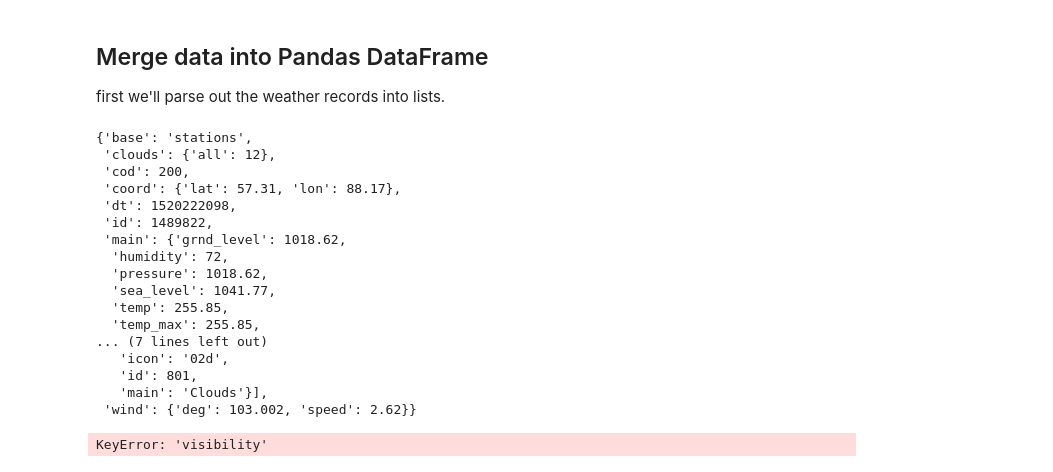
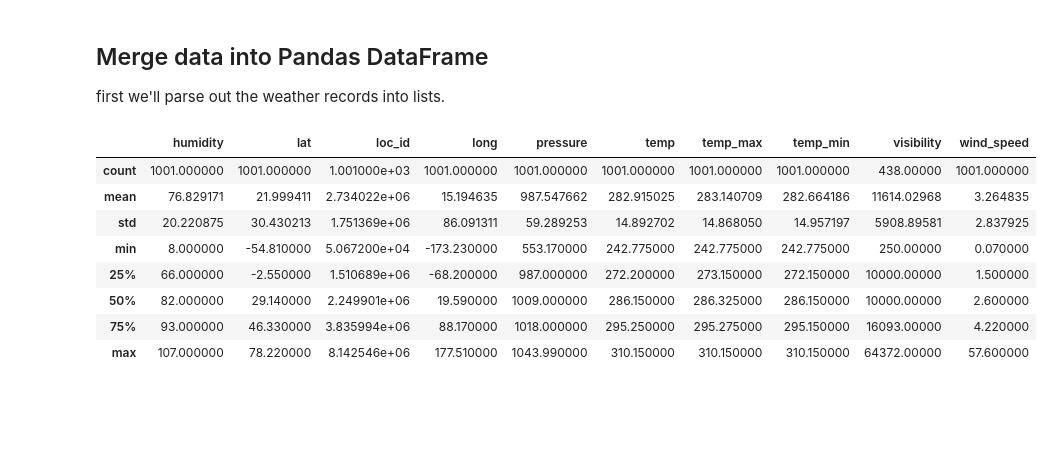
Before and after one commit to coreyclip/WeatherPy, a Jupyter notebook: WeatherPy.ipynb, the cells around one changed output. Saved outputs shown, nothing was run; the diff lists cells and outputs as text; code cells hidden in the pictures; blank space fills up the shorter version.

Commit message:
debugged weather_data.csv

```diff
--- a/WeatherPy.ipynb
+++ b/WeatherPy.ipynb
@@ -117,28 +117,9 @@ associated weather data:
 ## Merge data into Pandas DataFrame
 
 first we'll parse out the weather records into lists.
-# %%
-weather[0]
-# %% [output]
-{'base': 'stations',
- 'clouds': {'all': 12},
- 'cod': 200,
- 'coord': {'lat': 57.31, 'lon': 88.17},
- 'dt': 1520222098,
- 'id': 1489822,
- 'main': {'grnd_level': 1018.62,
-  'humidity': 72,
-  'pressure': 1018.62,
-  'sea_level': 1041.77,
-  'temp': 255.85,
-  'temp_max': 255.85,
-... (7 lines left out)
-   'icon': '02d',
-   'id': 801,
-   'main': 'Clouds'}],
- 'wind': {'deg': 103.002, 'speed': 2.62}}
 # %%
 import pandas as pd
+import numpy as np
 lat = list()
 long = list()
 city_name = list()
@@ -151,6 +132,7 @@ temp_max = list()
 temp_min = list()
 weather_description = list()
 wind_speed = list()
+visibility = list()
 
 for rec in weather:
     lat.append(rec["coord"]['lat'])
@@ -160,31 +142,43 @@ for rec in weather:
     loc_id.append(rec['id'])
     humidity.append(rec['main']['humidity'])
     temp.append(rec['main']['temp'])
+    pressure.append(rec['main']['pressure'])
     temp_max.append(rec['main']['temp_max'])
     temp_min.append(rec['main']['temp_min'])
     try:
         visibility.append(rec['visibility'])
-    except
-    weather_description.append(rec['weather']['description'])
+    except:
+        visibility.append(np.nan)
+    weather_description.append(rec['weather'][0]['description'])
     wind_speed.append(rec['wind']['speed'])
 
 df = pd.DataFrame({
-        'lat':[lat],
-        'long':[long],
-        'city_name':[city_name],
-        'country':[country],
-        'loc_id':[loc_id],
-        'humidity':[humidity],
-        'temp':[temp],
-        'pressure':[pressure],
-        "temp_max":[temp_max],
-        "temp_min":[temp_min],
-        "visibility":[visibility],
-        "weather_description":[weather_description],
-        "wind_speed":[wind_speed]
+        'lat':lat,
+        'long':long,
+        'city_name':city_name,
+        'country':country,
+        'loc_id':loc_id,
+        'humidity':humidity,
+        'temp':temp,
+        'pressure':pressure,
+        "temp_max":temp_max,
+        "temp_min":temp_min,
+        "visibility":visibility,
+        "weather_description":weather_description,
+        "wind_speed":wind_speed
 
 })
 
-df.to_csv('')
+df.to_csv('weather_data.csv')
-# %% [output]
-KeyError: 'visibility'
+# %%
+df.describe()
+# %% [output]
+|  | humidity | lat | loc_id | long | pressure | temp | temp_max | temp_min | visibility | wind_speed |
+| count | 1001.000000 | 1001.000000 | 1.001000e+03 | 1001.000000 | 1001.000000 | 1001.000000 | 1001.000000 | 1001.000000 | 438.00000 | 1001.000000 |
+| mean | 76.829171 | 21.999411 | 2.734022e+06 | 15.194635 | 987.547662 | 282.915025 | 283.140709 | 282.664186 | 11614.02968 | 3.264835 |
+| std | 20.220875 | 30.430213 | 1.751369e+06 | 86.091311 | 59.289253 | 14.892702 | 14.868050 | 14.957197 | 5908.89581 | 2.837925 |
+| min | 8.000000 | -54.810000 | 5.067200e+04 | -173.230000 | 553.170000 | 242.775000 | 242.775000 | 242.775000 | 250.00000 | 0.070000 |
+| 25% | 66.000000 | -2.550000 | 1.510689e+06 | -68.200000 | 987.000000 | 272.200000 | 273.150000 | 272.150000 | 10000.00000 | 1.500000 |
+| 50% | 82.000000 | 29.140000 | 2.249901e+06 | 19.590000 | 1009.000000 | 286.150000 | 286.325000 | 286.150000 | 10000.00000 | 2.600000 |
+| 75% | 93.000000 | 46.330000 | 3.835994e+06 | 88.170000 | 1018.000000 | 295.250000 | 295.275000 | 295.150000 | 16093.00000 | 4.220000 |
+| max | 107.000000 | 78.220000 | 8.142546e+06 | 177.510000 | 1043.990000 | 310.150000 | 310.150000 | 310.150000 | 64372.00000 | 57.600000 |
```
Also changed, not shown: 1 other file.
